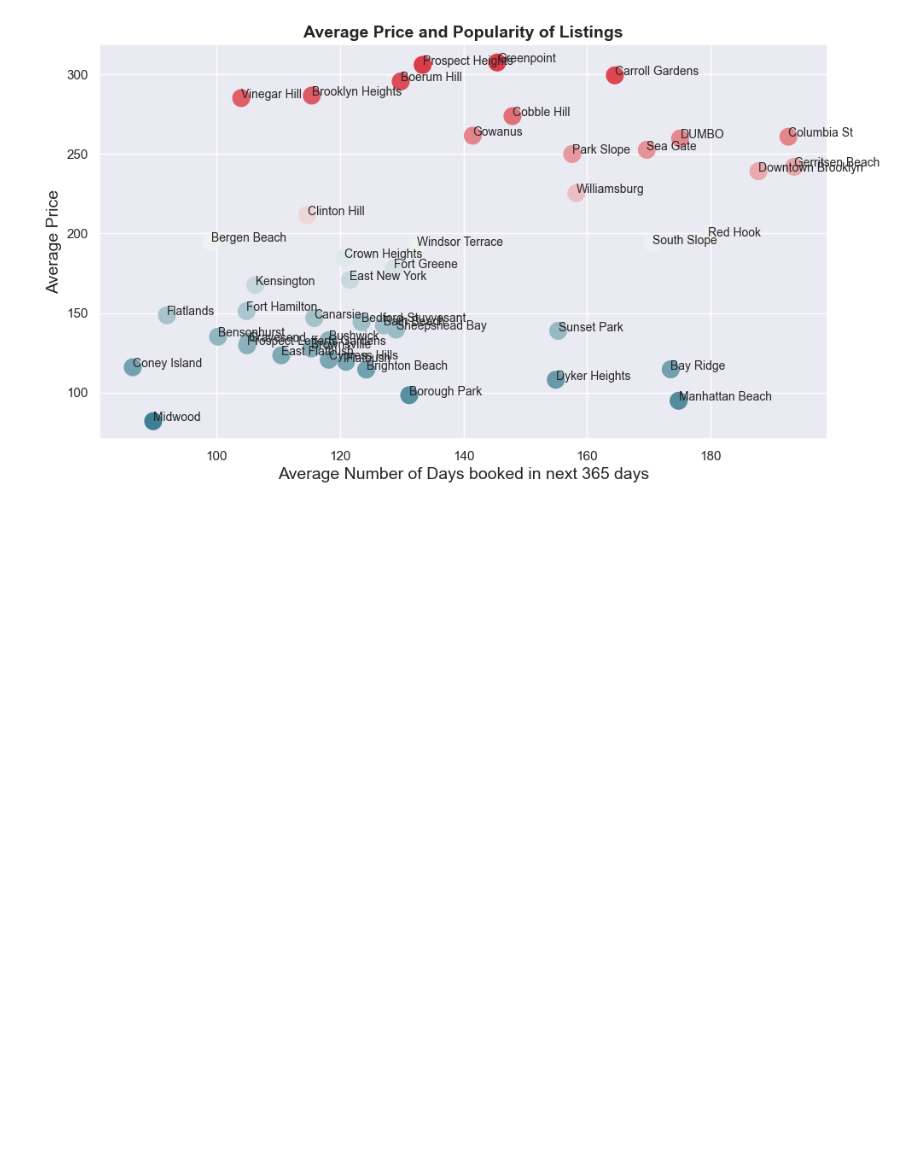
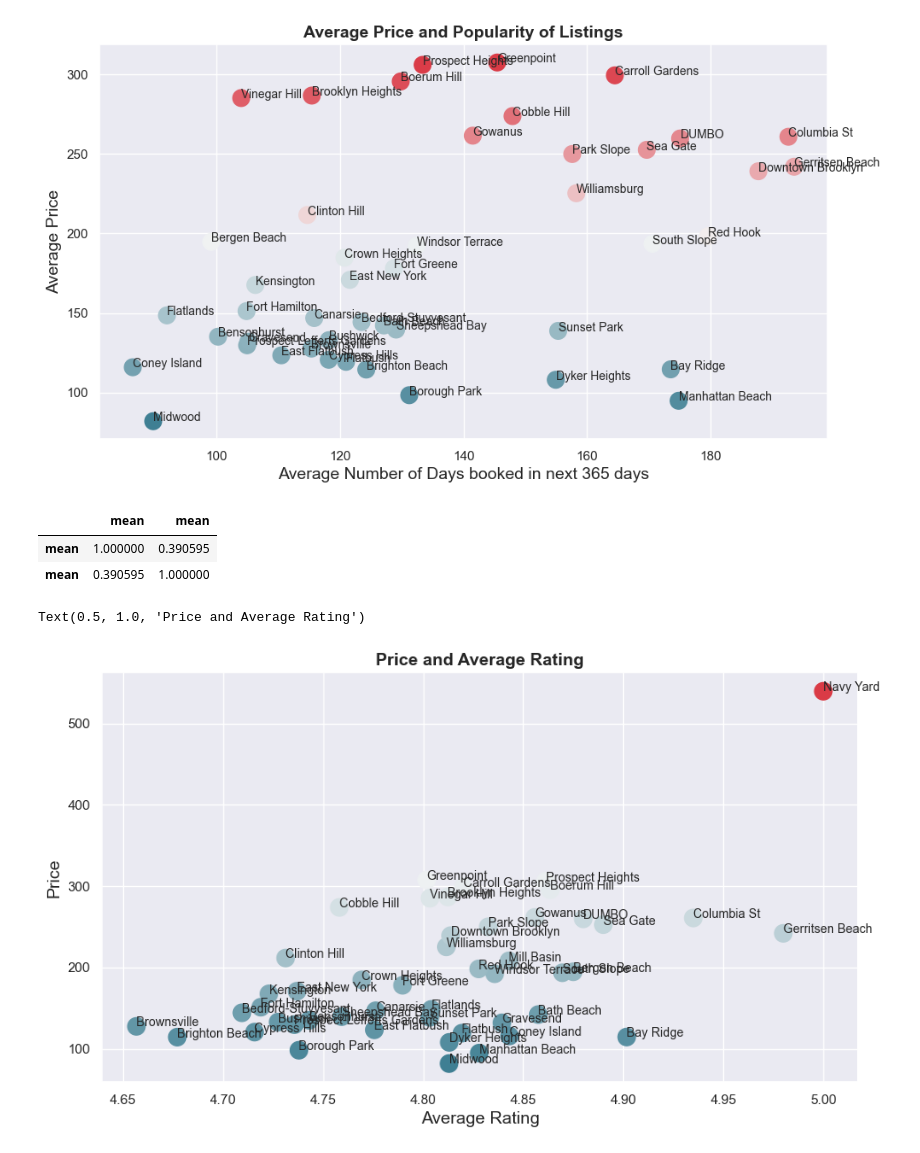
Before and after one commit to KidQuant/FA541Project, a Jupyter notebook: airbnb_analysis.ipynb, the cells around one changed output. Saved outputs shown, nothing was run; the diff lists cells and outputs as text; code cells hidden in the pictures; blank space fills up the shorter version.

```diff
--- a/airbnb_analysis.ipynb
+++ b/airbnb_analysis.ipynb
@@ -360,3 +360,29 @@ plt.title('Average Price and Popularity of Listings', fontsize=14, fontweight='b
 # %% [output]
 Text(0.5, 1.0, 'Average Price and Popularity of Listings')
 [figure]
+# %%
+df = pd.concat ([x,y], axis =1 )
+df.corr()
+# %% [output]
+|  | mean | mean |
+| mean | 1.000000 | 0.390595 |
+| mean | 0.390595 | 1.000000 |
+# %%
+x = statistics['review_scores_rating']['mean']
+y = statistics['price']['mean']
+
+n = (x.reset_index()).location.tolist()
+
+fig, ax = plt.subplots(figsize=(11,6))
+ax.scatter(x, y, c=y,cmap = cmap, s =200)
+
+for i, txt in enumerate(n):
+    ax.annotate(txt, (x[i],y[i]), fontsize = 10)
+
+
+plt.xlabel('Average Rating', fontsize=14)
+plt.ylabel('Price', fontsize=14)
+plt.title('Price and Average Rating', fontsize=14, fontweight='bold')
+# %% [output]
+Text(0.5, 1.0, 'Price and Average Rating')
+[figure, added]
```
Also changed, not shown: parts of 1 cell of this notebook.
